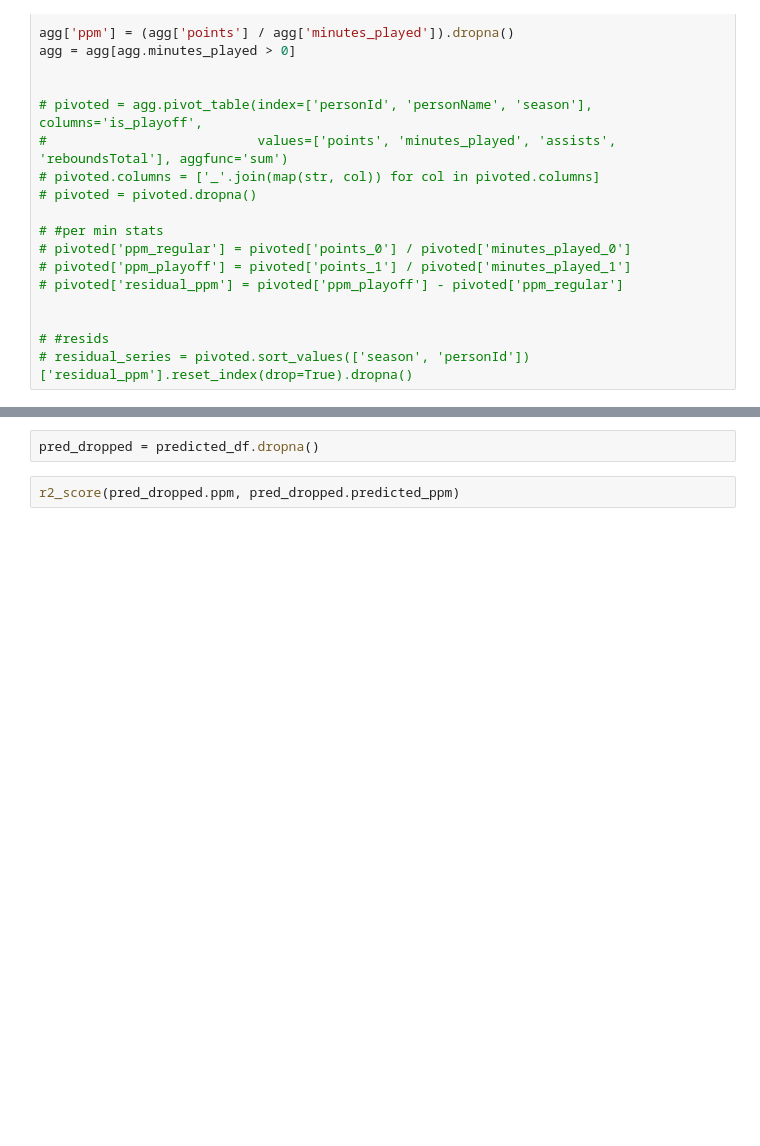
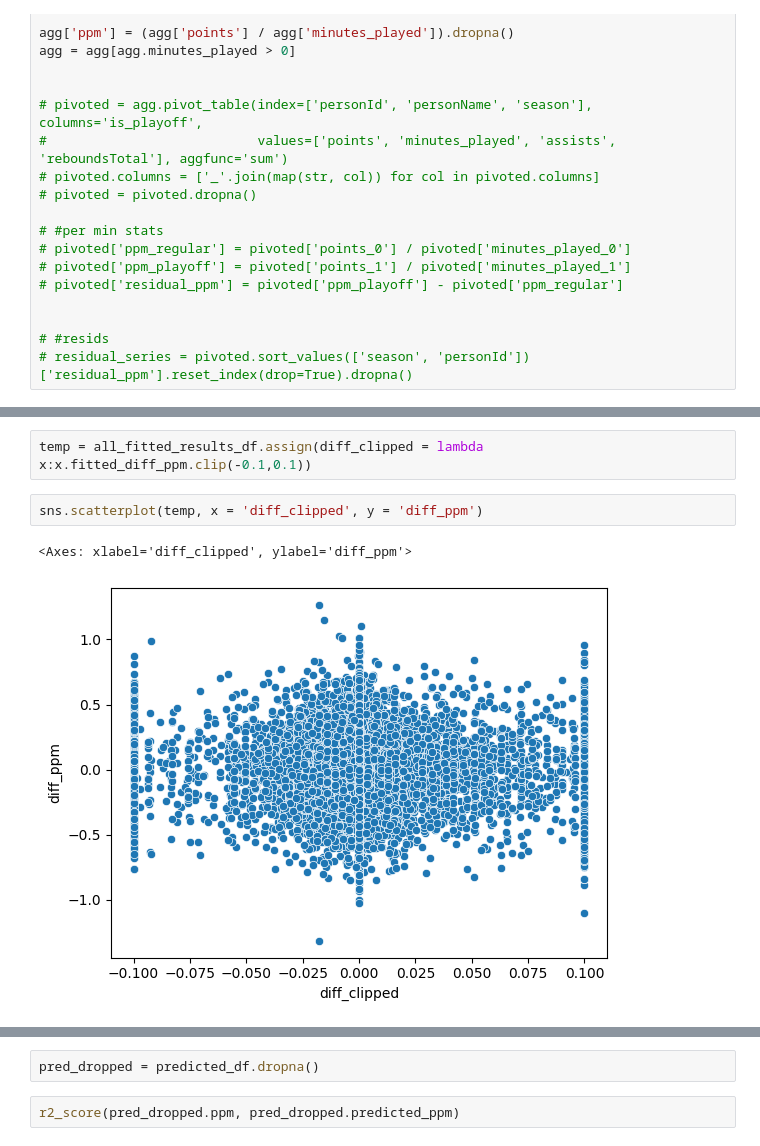
Before and after one commit to charlie-liuu/Econ423, a Jupyter notebook: nba_garch_final.ipynb, the cells around one changed output, grey strips where cells are left out. Cells and saved outputs as stored; diff of their text form; blank space fills up the shorter version.

```diff
--- a/nba_garch_final.ipynb
+++ b/nba_garch_final.ipynb
@@ -515,0 +532,7 @@ sns.scatterplot(predicted_df, x = 'predicted_ppm', y = 'ppm')
+# %%
+temp = all_fitted_results_df.assign(diff_clipped = lambda x:x.fitted_diff_ppm.clip(-0.1,0.1))
+# %%
+sns.scatterplot(temp, x = 'diff_clipped', y = 'diff_ppm')
+# %% [output]
+<Axes: xlabel='diff_clipped', ylabel='diff_ppm'>
+[figure, added]
```
Also changed, not shown: parts of 11 cells of this notebook, 4 other files.
